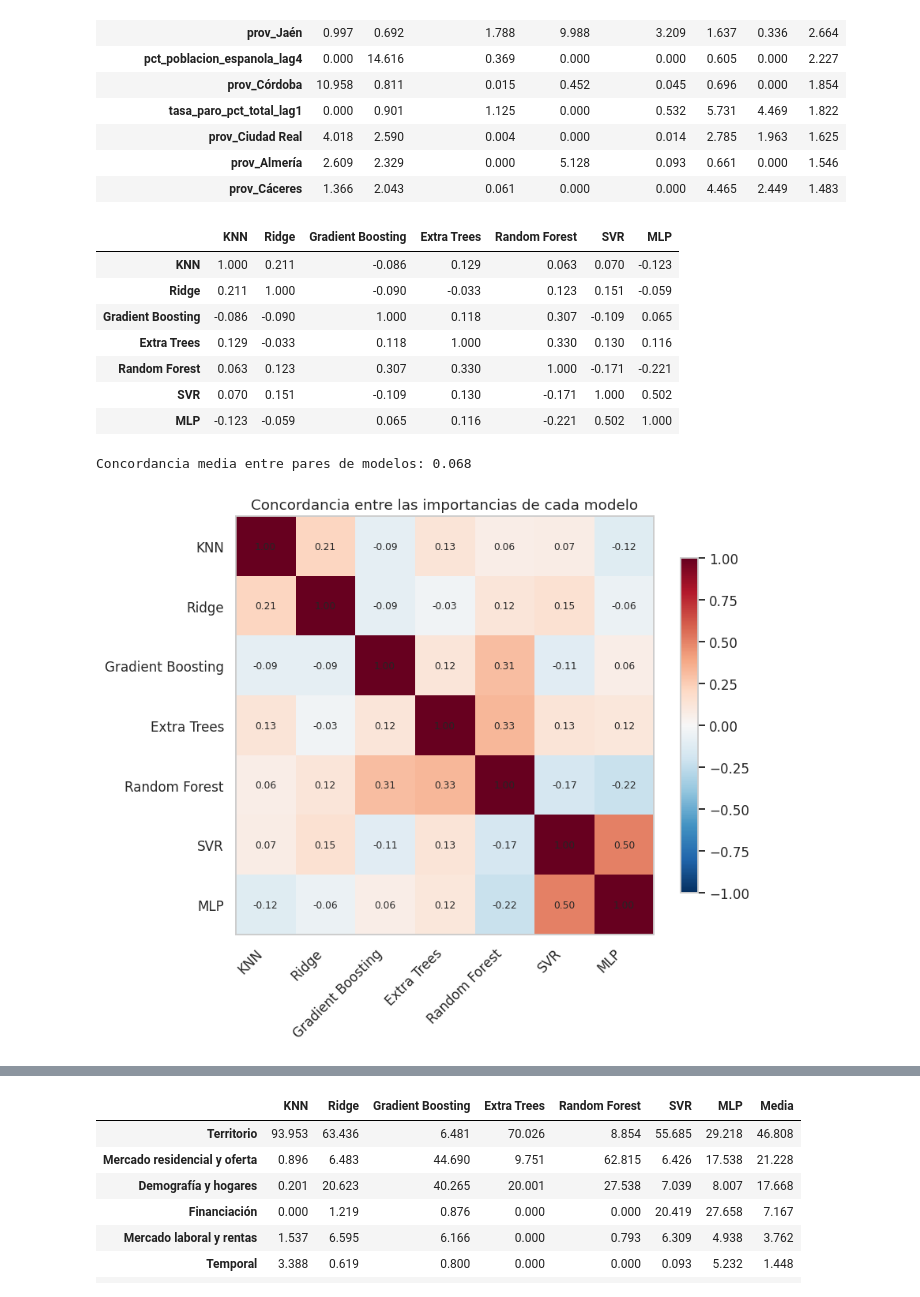
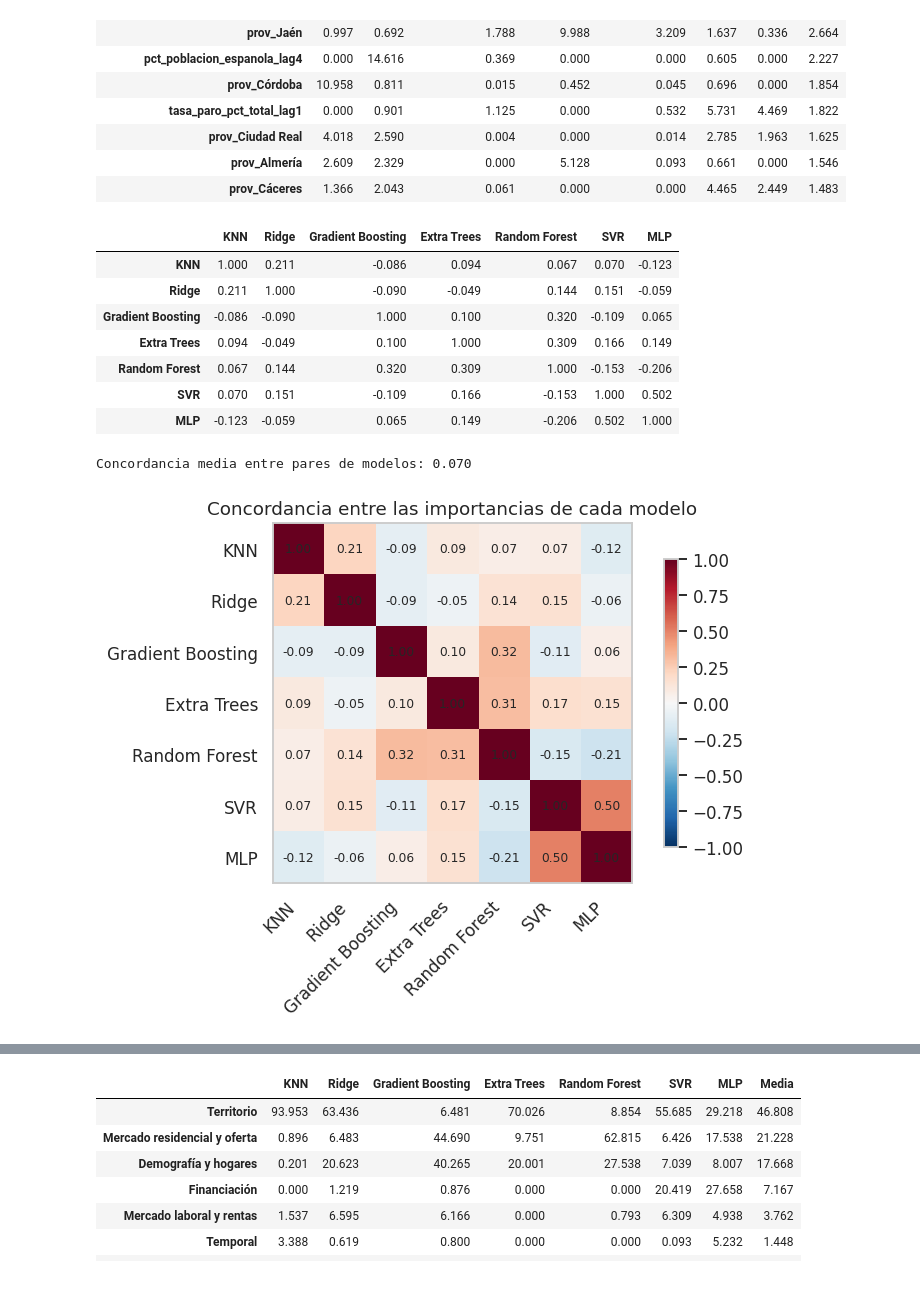
Before and after one commit to rodridemarcos/TFM_MRBA, a Jupyter notebook: modelización/Codigo_TFM_MRBA.ipynb, the cells around one changed output, grey strips where cells are left out. Cells and saved outputs as stored; diff of their text form; code cells hidden in the pictures.

```diff
--- a/modelización/Codigo_TFM_MRBA.ipynb
+++ b/modelización/Codigo_TFM_MRBA.ipynb
@@ -369,7 +378,7 @@ comparaciones territoriales quedarían distorsionadas.
 
 URL_BASE = (
     "https://raw.githubusercontent.com/rodridemarcos/TFM_MRBA/"
-    "refs/heads/main/construcci%C3%B3n_dataset/"
+    "refs/heads/main/construcci%C3%B3n_dataset/dataset_TFM_MRBA/salidas/"
 )
 
 df = pd.read_csv(
@@ -4010,44 +4106,44 @@ print(
 
 fig, ax = figura(
     "Concordancia entre las importancias de cada modelo",
-    figsize=(8, 6.5),
+    figsize=(7, 5),
 )
 
 imagen = ax.imshow(
     concordancia.values.astype(float),
     cmap="RdBu_r",
     vmin=-1,
     vmax=1,
 )
 
 ax.set_xticks(range(len(modelos_interpretados)))
 ax.set_yticks(range(len(modelos_interpretados)))
 ax.set_xticklabels(modelos_interpretados, rotation=45, ha="right")
 ax.set_yticklabels(modelos_interpretados)
 ax.grid(False)
 
 for i in range(len(modelos_interpretados)):
     for j in range(len(modelos_interpretados)):
         ax.text(
             j, i,
             f"{concordancia.iloc[i, j]:.2f}",
             ha="center", va="center", fontsize=8,
         )
 
 fig.colorbar(imagen, ax=ax, shrink=0.8)
 plt.tight_layout()
 plt.show()
 # %% [output]
 |  | KNN | Ridge | Gradient Boosting | Extra Trees | Random Forest | SVR | MLP |
-| KNN | 1.000 | 0.211 | -0.086 | 0.129 | 0.063 | 0.070 | -0.123 |
-| Ridge | 0.211 | 1.000 | -0.090 | -0.033 | 0.123 | 0.151 | -0.059 |
-| Gradient Boosting | -0.086 | -0.090 | 1.000 | 0.118 | 0.307 | -0.109 | 0.065 |
-| Extra Trees | 0.129 | -0.033 | 0.118 | 1.000 | 0.330 | 0.130 | 0.116 |
-| Random Forest | 0.063 | 0.123 | 0.307 | 0.330 | 1.000 | -0.171 | -0.221 |
-| SVR | 0.070 | 0.151 | -0.109 | 0.130 | -0.171 | 1.000 | 0.502 |
-| MLP | -0.123 | -0.059 | 0.065 | 0.116 | -0.221 | 0.502 | 1.000 |
+| KNN | 1.000 | 0.211 | -0.086 | 0.094 | 0.067 | 0.070 | -0.123 |
+| Ridge | 0.211 | 1.000 | -0.090 | -0.049 | 0.144 | 0.151 | -0.059 |
+| Gradient Boosting | -0.086 | -0.090 | 1.000 | 0.100 | 0.320 | -0.109 | 0.065 |
+| Extra Trees | 0.094 | -0.049 | 0.100 | 1.000 | 0.309 | 0.166 | 0.149 |
+| Random Forest | 0.067 | 0.144 | 0.320 | 0.309 | 1.000 | -0.153 | -0.206 |
+| SVR | 0.070 | 0.151 | -0.109 | 0.166 | -0.153 | 1.000 | 0.502 |
+| MLP | -0.123 | -0.059 | 0.065 | 0.149 | -0.206 | 0.502 | 1.000 |
-Concordancia media entre pares de modelos: 0.068
+Concordancia media entre pares de modelos: 0.070
-[figure, old version]
+[figure, new version]
 # %% [markdown]
 El resultado obliga a matizar cualquier conclusión sobre la importancia de
 las variables: **los siete modelos alcanzan una precisión comparable
```
Also changed, not shown: parts of 48 cells of this notebook, 1 other file.
